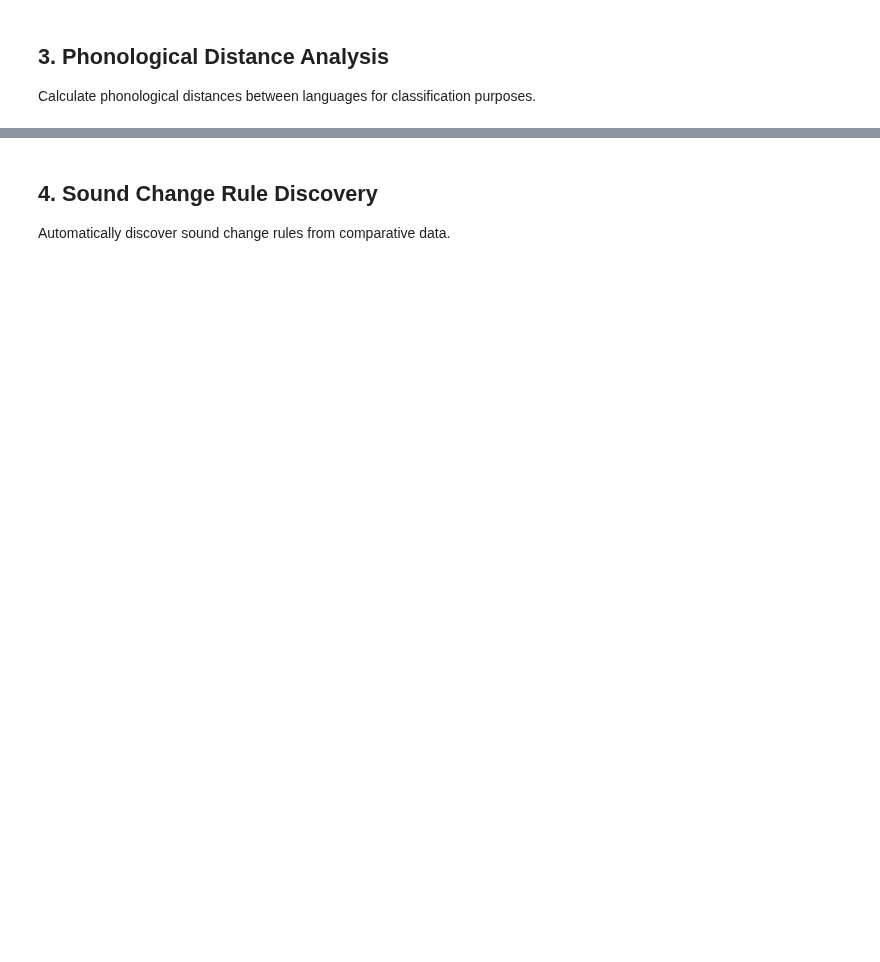
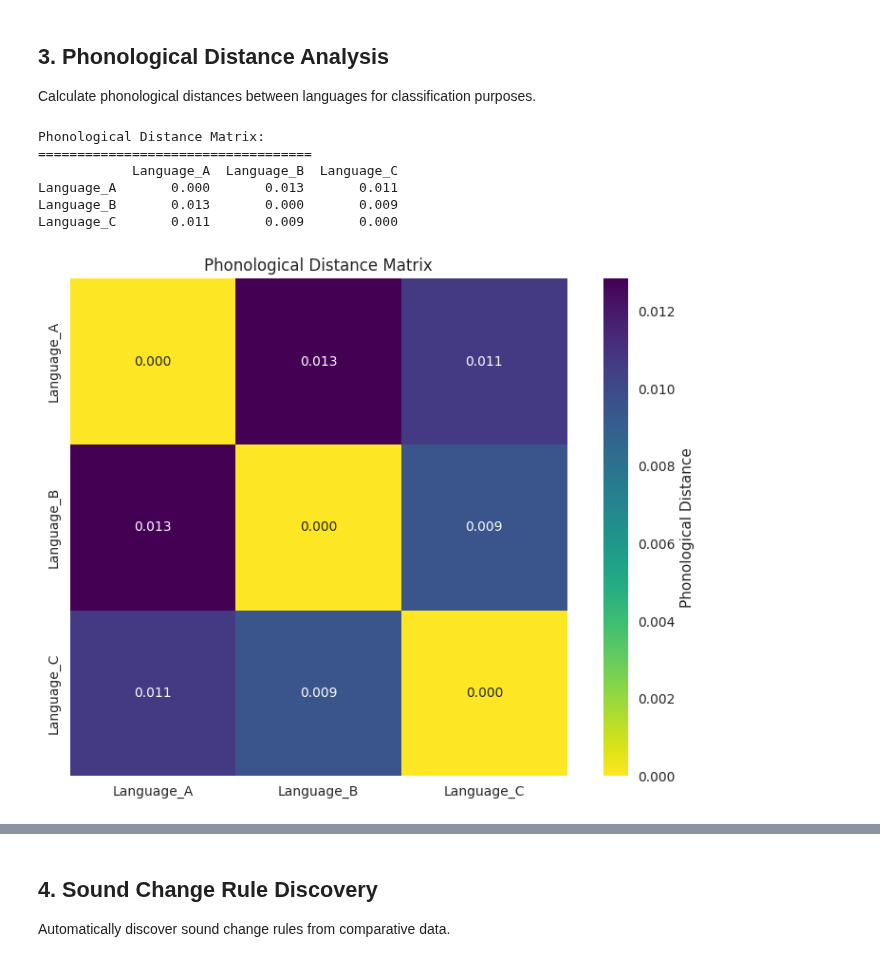
Before and after one commit to tresoldi/alteruphono, a Jupyter notebook: examples/historical_linguistics_demo.ipynb, the cells around one changed output, grey strips where cells are left out. Cells and saved outputs as stored; diff of their text form; code cells hidden in the pictures; blank space fills up the shorter version.

```diff
--- a/examples/historical_linguistics_demo.ipynb
+++ b/examples/historical_linguistics_demo.ipynb
@@ -267,54 +303,66 @@ def calculate_lexical_distance(lang1_forms, lang2_forms, feature_system='tresold
 
 def calculate_word_distance(word1, word2, feature_system='tresoldi_distinctive'):
     """Calculate phonological distance between two words."""
-    # Convert to Sound objects
-    sounds1 = [Sound(s, feature_system) for s in word1]
-    sounds2 = [Sound(s, feature_system) for s in word2]
+    try:
+        # Convert to Sound objects
+        sounds1 = [Sound(grapheme=s, feature_system=feature_system) for s in word1]
+        sounds2 = [Sound(grapheme=s, feature_system=feature_system) for s in word2]
 
-    # Align words (simple approach: pad shorter word)
-    max_len = max(len(sounds1), len(sounds2))
+        # Align words (simple approach: pad shorter word)
+        max_len = max(len(sounds1), len(sounds2))
 
-    # Calculate segment-by-segment distances
-    total_distance = 0
-    for i in range(max_len):
-        if i < len(sounds1) and i < len(sounds2):
-            # Both have sounds at this position
-            distance = sounds1[i].distance_to(sounds2[i])
-            total_distance += distance
-        else:
-            # One word is shorter - penalize insertion/deletion
-            total_distance += 1.0  # Maximum distance penalty
+        # Calculate segment-by-segment distances
+        total_distance = 0
+        for i in range(max_len):
+            if i < len(sounds1) and i < len(sounds2):
+                # Both have sounds at this position
+                distance = sounds1[i].distance_to(sounds2[i])
+                total_distance += distance
+            else:
+                # One word is shorter - penalize insertion/deletion
+                total_distance += 1.0  # Maximum distance penalty
 
-    return total_distance / max_len  # Normalize by length
+        return total_distance / max_len  # Normalize by length
+    except Exception as e:
+        print(f"Error calculating distance for {word1} vs {word2}: {e}")
+        return 1.0  # Return maximum distance on error
 
 # Calculate distance matrix
 languages = ['Language_A', 'Language_B', 'Language_C']
 distance_matrix = np.zeros((len(languages), len(languages)))
 
 for i, lang1 in enumerate(languages):
     for j, lang2 in enumerate(languages):
         if i != j:
             # Extract language-specific forms
             lang1_forms = {meaning: forms[lang1] for meaning, forms in cognate_sets.items()}
             lang2_forms = {meaning: forms[lang2] for meaning, forms in cognate_sets.items()}
 
             distance = calculate_lexical_distance(lang1_forms, lang2_forms)
             distance_matrix[i][j] = distance
 
 # Create distance DataFrame
 distance_df = pd.DataFrame(distance_matrix, index=languages, columns=languages)
 
 print("Phonological Distance Matrix:")
 print("=" * 35)
 print(distance_df.round(3))
 
 # Visualize distance matrix
 plt.figure(figsize=(8, 6))
 sns.heatmap(distance_df, annot=True, cmap='viridis_r', square=True,
             fmt='.3f', cbar_kws={'label': 'Phonological Distance'})
 plt.title('Phonological Distance Matrix')
 plt.tight_layout()
 plt.show()
+# %% [output]
+Phonological Distance Matrix:
+===================================
+            Language_A  Language_B  Language_C
+Language_A       0.000       0.013       0.011
+Language_B       0.013       0.000       0.009
+Language_C       0.011       0.009       0.000
+[figure, added]
 # %%
 # Build phylogenetic tree from distance matrix
 from scipy.cluster.hierarchy import linkage, dendrogram
```
Also changed, not shown: parts of 11 cells of this notebook.
